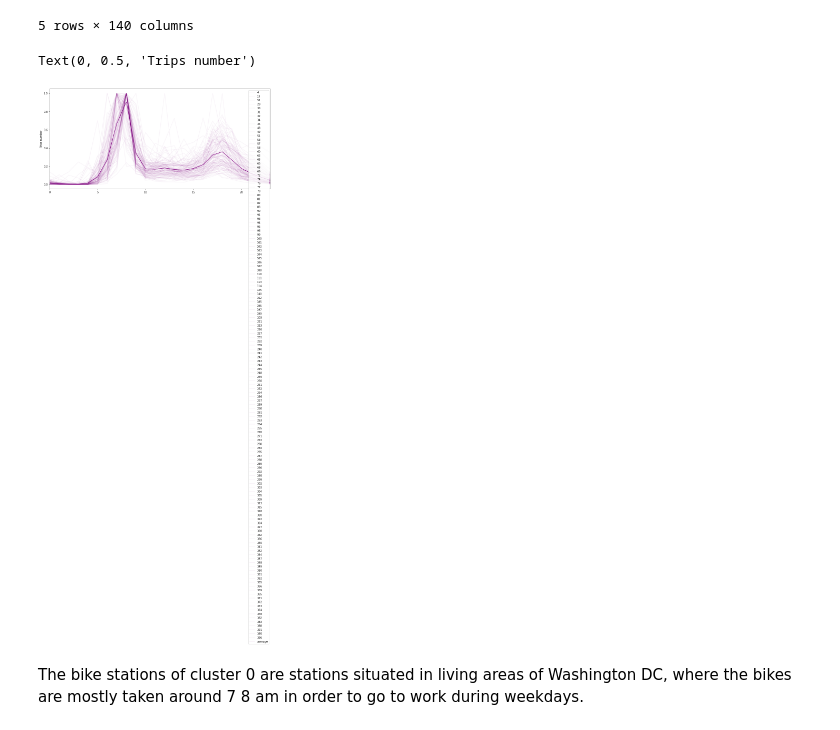
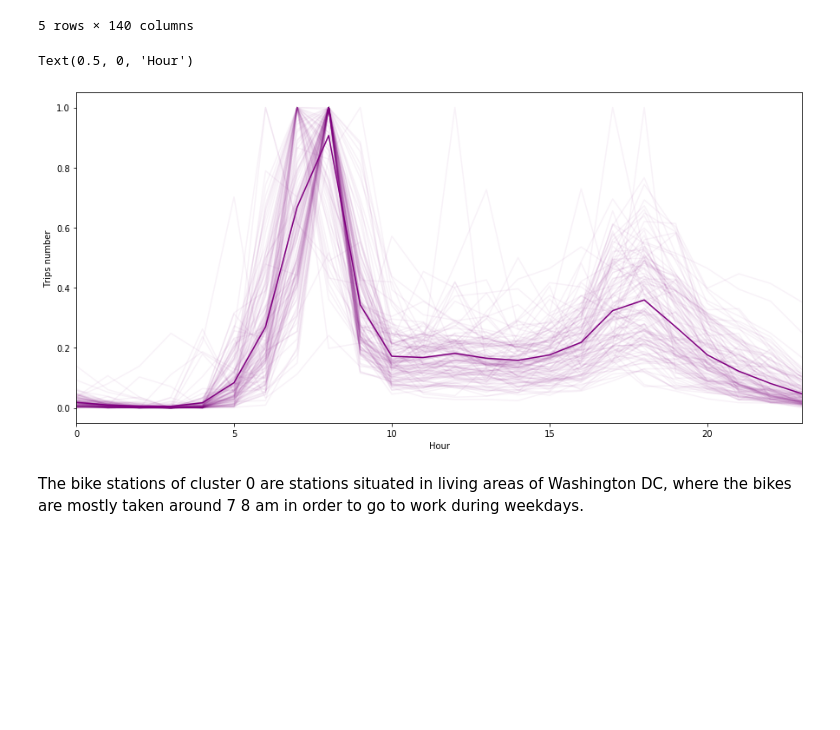
Before and after one commit to laurent-guerguy/Project-6-Bikesharing-Hourly-Usage-and-Stations-Clustering, a Jupyter notebook: project/Data Analysis - Clustering - Time Series.ipynb, the cells around one changed output. Saved outputs shown, nothing was run; the diff lists cells and outputs as text; code cells hidden in the pictures; blank space fills up the shorter version.

```diff
--- a/project/Data Analysis - Clustering - Time Series.ipynb
+++ b/project/Data Analysis - Clustering - Time Series.ipynb
@@ -413,12 +413,14 @@ trips_station_normal_cluster0.head()
 # %%
 # Plot all the normalised curves for cluster 0 and the average
 fig, ax = plt.subplots(figsize=(15,7))
 trips_station_normal_cluster0.plot(ax=ax,color='purple', alpha=0.05)
 trips_station_normal_cluster0["average"].plot(ax=ax,color='purple', alpha=1)
+ax.get_legend().remove()
 plt.ylabel('Trips number')
+plt.xlabel('Hour')
 # %% [output]
-Text(0, 0.5, 'Trips number')
+Text(0.5, 0, 'Hour')
-[figure, old version]
+[figure, new version]
 # %% [markdown]
 The bike stations of cluster 0 are stations situated in living areas of Washington DC, where the bikes are mostly taken around 7 8 am in order to go to work during weekdays.
 # %%
```
Also changed, not shown: parts of 5 cells of this notebook, 8 other files.
